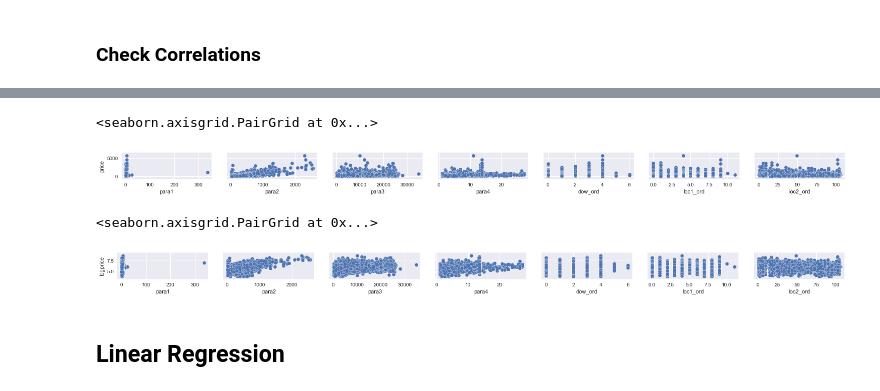
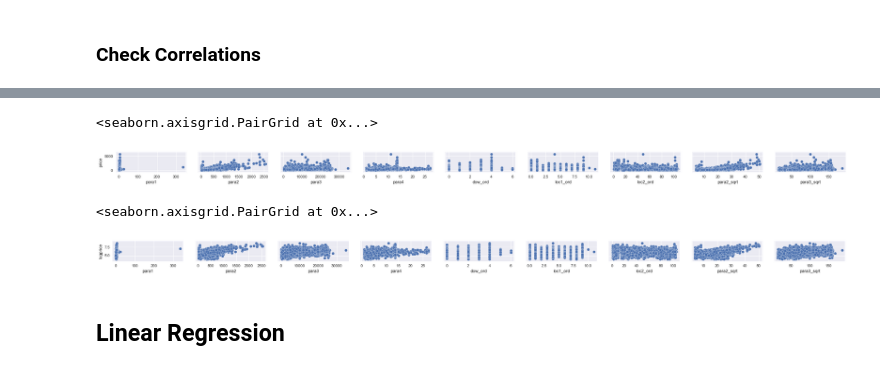
Before and after one commit to badderc/Carlie_Badder-NYC-Data_Scientist, a Jupyter notebook: ds-1/Regression.ipynb, the cells around one changed output, grey strips where cells are left out. Cells and saved outputs as stored; diff of their text form; code cells hidden in the pictures.

```diff
--- a/ds-1/Regression.ipynb
+++ b/ds-1/Regression.ipynb
@@ -112,3 +112,6 @@ df.para2.hist()
 # %% [output]
 <matplotlib.axes._subplots.AxesSubplot at 0x...>
 [figure]
+# %%
+df['para2_sqrt'] = np.sqrt(df.para2)
+df.para2_sqrt.hist()
@@ -118,7 +124,8 @@ df.para3.hist()
 <matplotlib.axes._subplots.AxesSubplot at 0x...>
 [figure]
 # %%
-(np.sqrt(df.para3).hist())
+df['para3_sqrt'] = np.sqrt(df.para3)
+df.para3_sqrt.hist()
 # %% [output]
 <matplotlib.axes._subplots.AxesSubplot at 0x...>
 [figure]
@@ -320,21 +333,21 @@ Name: logprice, dtype: float64
 # %%
 # price
 sns.pairplot(df,
-             x_vars=['para1', 'para2', 'para3', 'para4', 'dow_ord', 'loc1_ord', 'loc2_ord'],
+             x_vars=['para1', 'para2', 'para3', 'para4', 'dow_ord', 'loc1_ord', 'loc2_ord', 'para2_sqrt','para3_sqrt'],
              y_vars =['price'],
              size = 1.5, aspect=2)
 # %% [output]
 <seaborn.axisgrid.PairGrid at 0x...>
-[figure, old version]
+[figure, new version]
 # %%
 # logprice
 sns.pairplot(df,
-             x_vars=['para1', 'para2', 'para3', 'para4', 'dow_ord', 'loc1_ord', 'loc2_ord'],
+             x_vars=['para1', 'para2', 'para3', 'para4', 'dow_ord', 'loc1_ord', 'loc2_ord', 'para2_sqrt','para3_sqrt'],
              y_vars =['logprice'],
              size = 1.5, aspect=2)
 # %% [output]
 <seaborn.axisgrid.PairGrid at 0x...>
-[figure, old version]
+[figure, new version]
 # %% [markdown]
 ## Linear Regression
 # %% [markdown]
```
Also changed, not shown: parts of 26 cells of this notebook.
